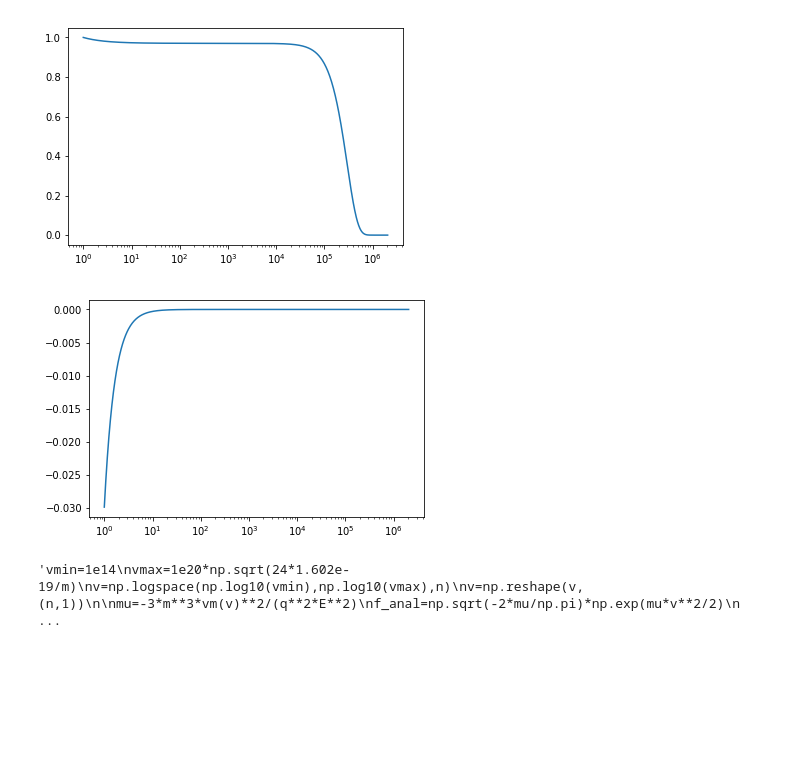
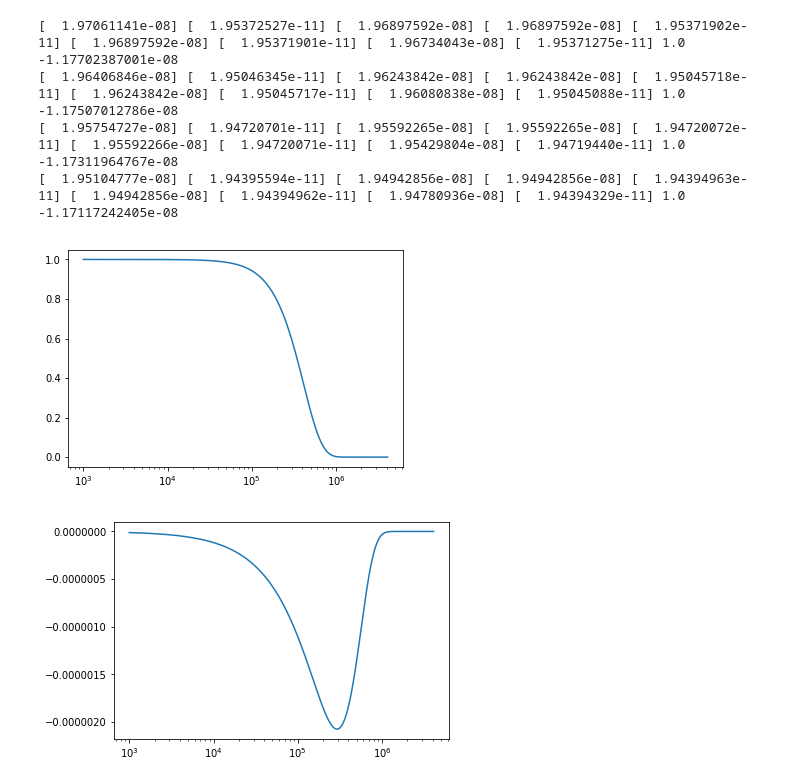
Before and after one commit to vinitX/ML_Scattering, a Jupyter notebook: runge.ipynb, the cells around one changed output. Cells and saved outputs as stored; diff of their text form; code cells hidden in the pictures; blank space fills up the shorter version.

```diff
--- a/runge.ipynb
+++ b/runge.ipynb
@@ -4,18 +4,18 @@ import matplotlib.pyplot as plt
 # %%
 n0=1
 k=1.381e-23
-T0=2930
+T0=0
 m0=4*1.66054e-27
 m=9.11e-31
-E=0#1e-21*n0
+E=1e-21*n0
 q=1.602e-19
 # %%
-n=1000
+n=5000
 B=np.zeros((n,1))
 A=np.zeros((n,n))
 
-vmin=1
-vmax=1*np.sqrt(24*1.602e-19/m)
+vmin=1e3
+vmax=2*np.sqrt(24*1.602e-19/m)
 v=np.logspace(np.log10(vmin),np.log10(vmax),n)
 v=np.reshape(v,(n,1))
 
@@ -27,7 +27,7 @@ def dvm(v):
     return 0
 # %%
 def a(v):
-    return q**2*E**2/(3*vm(v)) + k*T0*vm(v)/m0
+    return q**2*E**2/(3*vm(v)*m**2) + k*T0*vm(v)/m0
 def b(v):
     return (k*T0*(2*v*vm(v)+v**2*dvm(v))/m + v**3*vm(v))*m/(m0*v**2) -q*E*(v**2*q*E*dvm(v)/(m*vm(v)**2) - 2*v*q*E/(m*vm(v)))/(3*m*v**2)
 def c(v):
@@ -40,43 +40,33 @@ def f2(f,g,v):
 # %%
 f=np.zeros(n)
 g=-np.ones(n)
 for i in range(n-1,0,-1):
     k11=dv[i-1]*f1(f[i],g[i],v[i])
     k21=dv[i-1]*f2(f[i],g[i],v[i])
     k12=dv[i-1]*f1(f[i]+0.5*k11,g[i]+0.5*k21,v[i]+0.5*dv[i-1])
     k22=dv[i-1]*f2(f[i]+0.5*k11,g[i]+0.5*k21,v[i]+0.5*dv[i-1])
     k13=dv[i-1]*f1(f[i]+0.5*k12,g[i]+0.5*k22,v[i]+0.5*dv[i-1])
     k23=dv[i-1]*f2(f[i]+0.5*k12,g[i]+0.5*k22,v[i]+0.5*dv[i-1])
     k14=dv[i-1]*f1(f[i]+k13,g[i]+k23,v[i]+dv[i-1]) #v[i-1]) #v[i]+dv[i]);
     k24=dv[i-1]*f2(f[i]+k13,g[i]+k23,v[i]+dv[i-1]) #v[i-1]) #v[i]+dv[i]);
     f[i-1]=f[i]+(k11+2*k12+2*k13+k14)/6
     g[i-1]=g[i]+(k21+2*k22+2*k23+k24)/6
     norm=np.max(np.abs(f)) #max(np.max(np.abs(f)),np.max(np.abs(g)))
     #print(np.max(np.abs(f)),np.max(np.abs(g)))
+    if i<5:
+        print(k11,k21,k12,k12,k22,k13,k23,k14,k24,f[i],g[i])
     f=f/norm
     g=g/norm
 
 
 plt.semilogx(v,f)
 plt.show()
 plt.semilogx(v,g)
 plt.show()
 # %% [output]
+[  1.97061141e-08] [  1.95372527e-11] [  1.96897592e-08] [  1.96897592e-08] [  1.95371902e-11] [  1.96897592e-08] [  1.95371901e-11] [  1.96734043e-08] [  1.95371275e-11] 1.0 -1.17702387001e-08
+[  1.96406846e-08] [  1.95046345e-11] [  1.96243842e-08] [  1.96243842e-08] [  1.95045718e-11] [  1.96243842e-08] [  1.95045717e-11] [  1.96080838e-08] [  1.95045088e-11] 1.0 -1.17507012786e-08
+[  1.95754727e-08] [  1.94720701e-11] [  1.95592265e-08] [  1.95592265e-08] [  1.94720072e-11] [  1.95592266e-08] [  1.94720071e-11] [  1.95429804e-08] [  1.94719440e-11] 1.0 -1.17311964767e-08
+[  1.95104777e-08] [  1.94395594e-11] [  1.94942856e-08] [  1.94942856e-08] [  1.94394963e-11] [  1.94942856e-08] [  1.94394962e-11] [  1.94780936e-08] [  1.94394329e-11] 1.0 -1.17117242405e-08
-[figure, old version]
+[figure, new version]
-[figure, old version]
+[figure, new version]
-# %%
-'''vmin=1e14
-vmax=1e20*np.sqrt(24*1.602e-19/m)
-v=np.logspace(np.log10(vmin),np.log10(vmax),n)
-v=np.reshape(v,(n,1))
-
-mu=-3*m**3*vm(v)**2/(q**2*E**2)
-f_anal=np.sqrt(-2*mu/np.pi)*np.exp(mu*v**2/2)
-g_anal=mu*v*np.sqrt(-2*mu/np.pi)*np.exp(mu*v**2/2)
-
-plt.semilogx(0.5*m*v**2,f_anal)
-plt.show()
-plt.semilogx(v,g_anal)
-plt.show()'''
-# %% [output]
-'vmin=1e14\nvmax=1e20*np.sqrt(24*1.602e-19/m)\nv=np.logspace(np.log10(vmin),np.log10(vmax),n)\nv=np.reshape(v,(n,1))\n\nmu=-3*m**3*vm(v)**2/(q**2*E**2)\nf_anal=np.sqrt(-2*mu/np.pi)*np.exp(mu*v**2/2)\n ...
```
Also changed, not shown: parts of 5 cells of this notebook, 9 other files.
